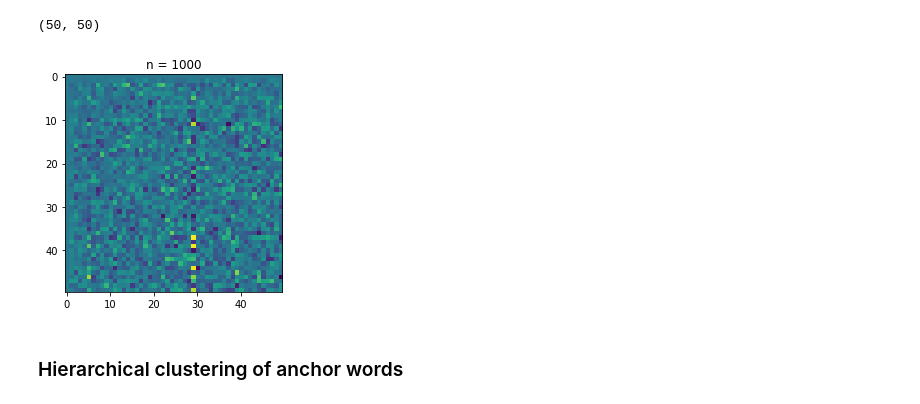
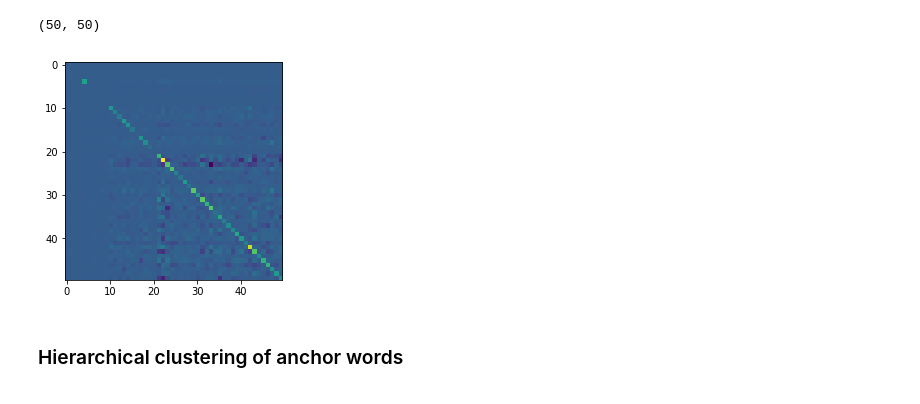
Before and after one commit to aleveren/anchor-word-recovery, a Jupyter notebook: run_analysis.ipynb, the cells around one changed output. Drawn from its saved outputs; the diff is of its cells as text; code cells hidden in the pictures.

```diff
--- a/run_analysis.ipynb
+++ b/run_analysis.ipynb
@@ -106 +89,3 @@ Wall time: 559 ms
+# %%
+Ap = np.linalg.pinv(a.A)
 # %%
@@ -117,3 +95,5 @@ Wall time: 879 ms
+# %%
+R = Ap.dot(a.Q).dot(Ap.T)
 # %%
 R.shape
 # %% [output]
@@ -123,10 +101,8 @@ history[num_subsample_for_lstsq] = R
-# %%
-for n in sorted(list(history.keys())):
-    plt.figure()
-    plt.imshow(history[n])
-    plt.gca().set_title("n = {}".format(n))
-# %% [output]
-[figure, removed]
+# %%
+plt.figure()
+plt.imshow(R);
+# %% [output]
+[figure, added]
 # %% [markdown]
 ### Hierarchical clustering of anchor words
 # %%
```
Also changed, not shown: parts of 6 cells of this notebook.
